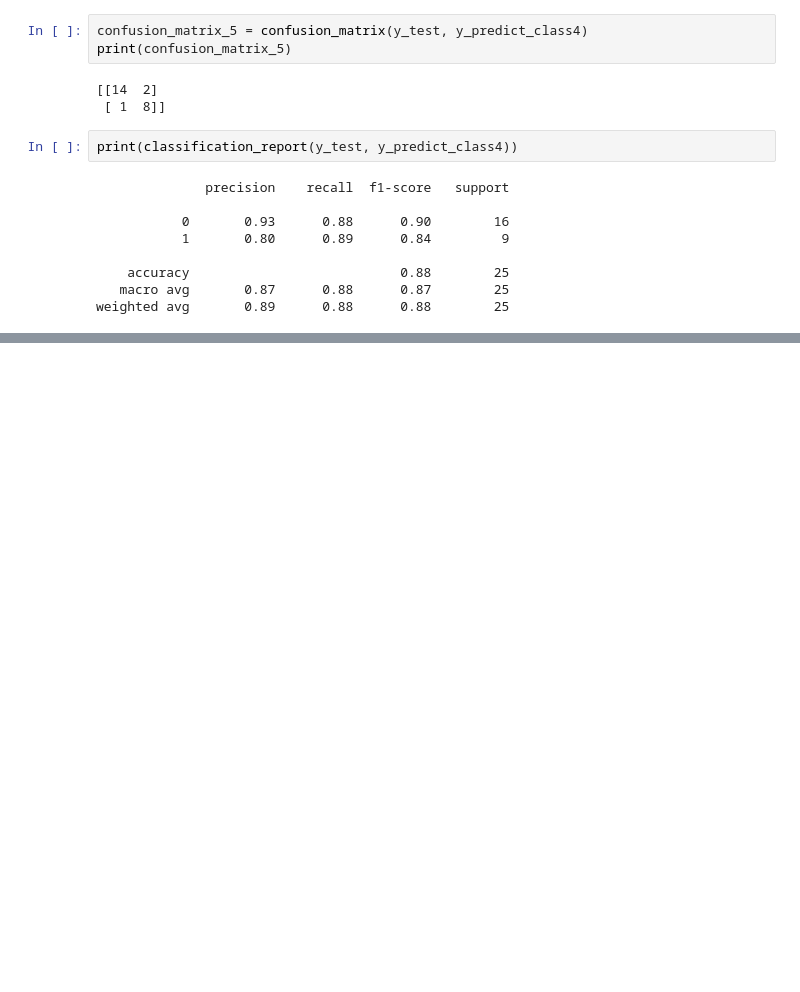
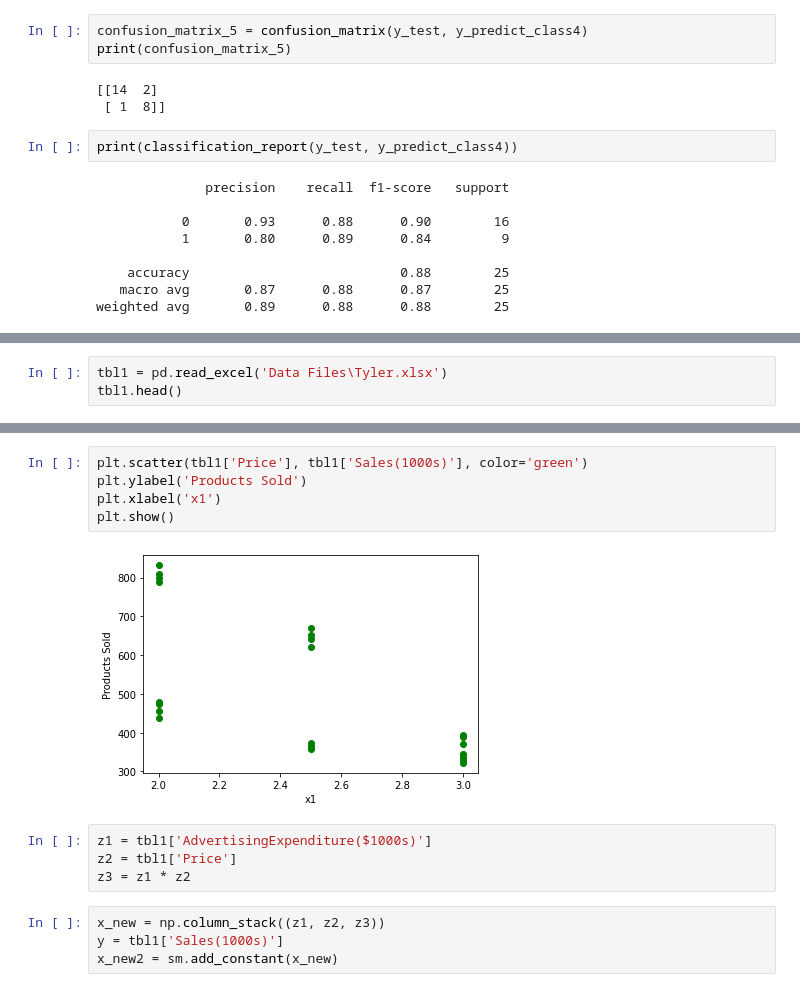
Before and after one commit to RPChinhara/Data-Analytics-with-Python, a Jupyter notebook: Week-9.ipynb, the cells around one changed output, grey strips where cells are left out. Cells and saved outputs as stored; diff of their text form; blank space fills up the shorter version.

```diff
--- a/Week-9.ipynb
+++ b/Week-9.ipynb
@@ -385,0 +571,3 @@ weighted avg       0.89      0.88      0.88        25
+# %%
+tbl1 = pd.read_excel('Data Files\Tyler.xlsx')
+tbl1.head()
@@ -385,0 +581,15 @@ weighted avg       0.89      0.88      0.88        25
+# %%
+plt.scatter(tbl1['Price'], tbl1['Sales(1000s)'], color='green')
+plt.ylabel('Products Sold')
+plt.xlabel('x1')
+plt.show()
+# %% [output]
+[figure, added]
+# %%
+z1 = tbl1['AdvertisingExpenditure($1000s)']
+z2 = tbl1['Price']
+z3 = z1 * z2
+# %%
+x_new = np.column_stack((z1, z2, z3))
+y = tbl1['Sales(1000s)']
+x_new2 = sm.add_constant(x_new)
```
Also changed, not shown: parts of 36 cells of this notebook.
